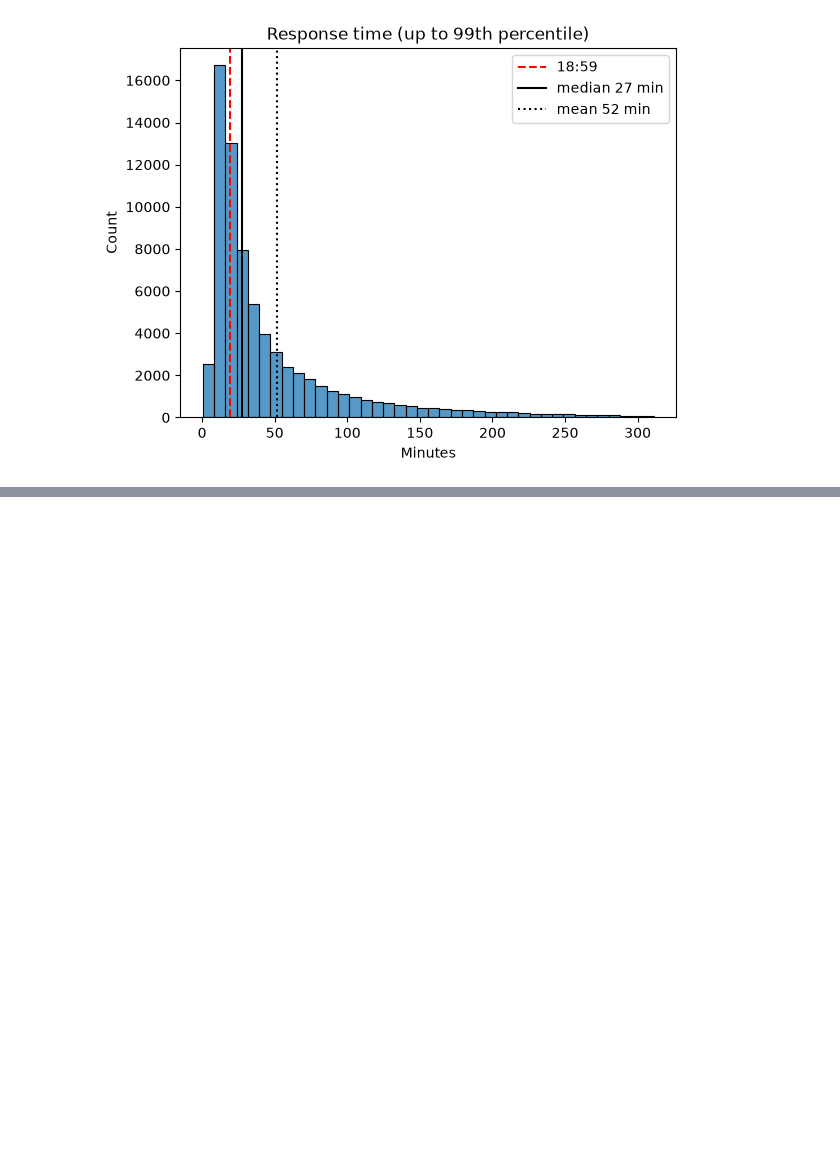
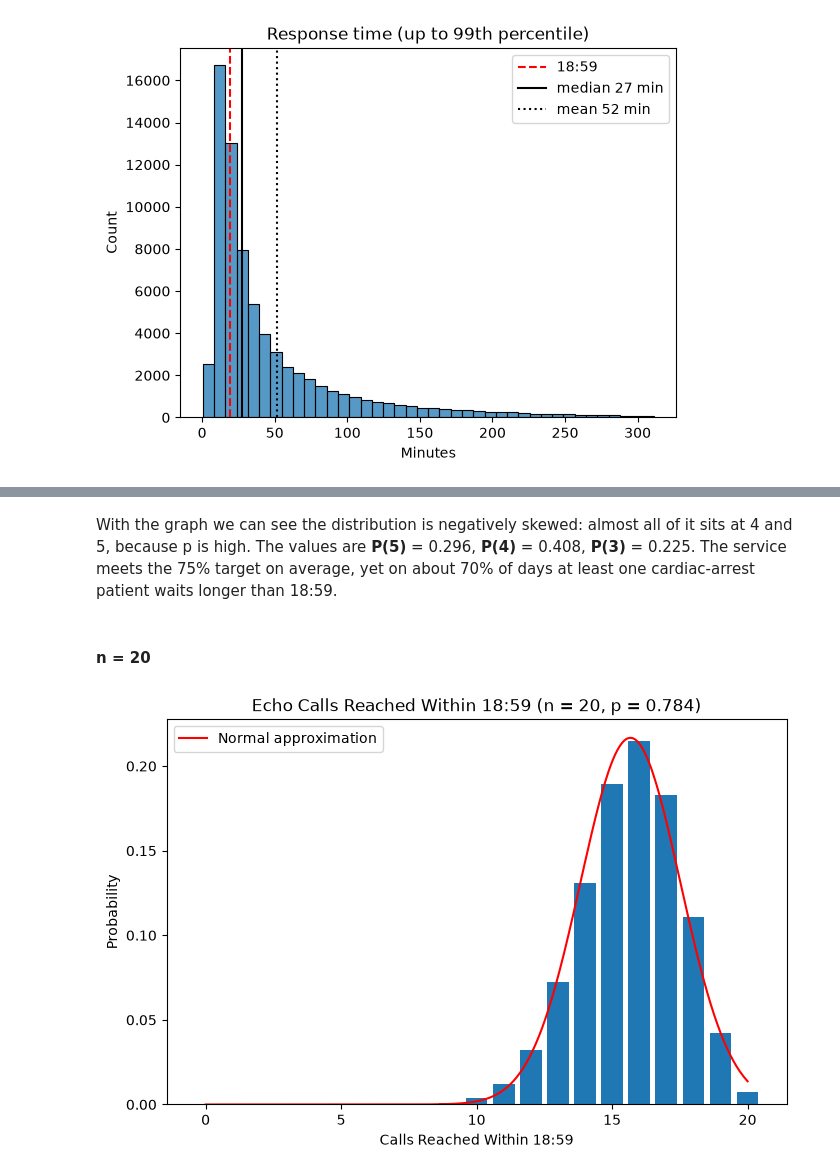
Before and after one commit to oscar-juarez-cct/ambulance-incidents, a Jupyter notebook: ambulance-incidents.ipynb, the cells around one changed output, grey strips where cells are left out. Cells and saved outputs as stored; diff of their text form; code cells hidden in the pictures; blank space fills up the shorter version.

```diff
--- a/ambulance-incidents.ipynb
+++ b/ambulance-incidents.ipynb
@@ -568,0 +629,9 @@ plt.show()
+# %% [markdown]
+With the graph we can see the distribution is negatively skewed: almost all of it sits at 4 and 5, because p is high. The values are **P(5)** = 0.296, **P(4)** = 0.408, **P(3)** = 0.225. The service meets the 75% target on average, yet on about 70% of days at least one cardiac-arrest patient waits longer than 18:59.
+# %% [markdown]
+#### n = 20
+# %%
+plot_binomial(20, p_echo, "Echo", True)
+plt.show()
+# %% [output]
+[figure, added]
```
Also changed, not shown: parts of 20 cells of this notebook.
